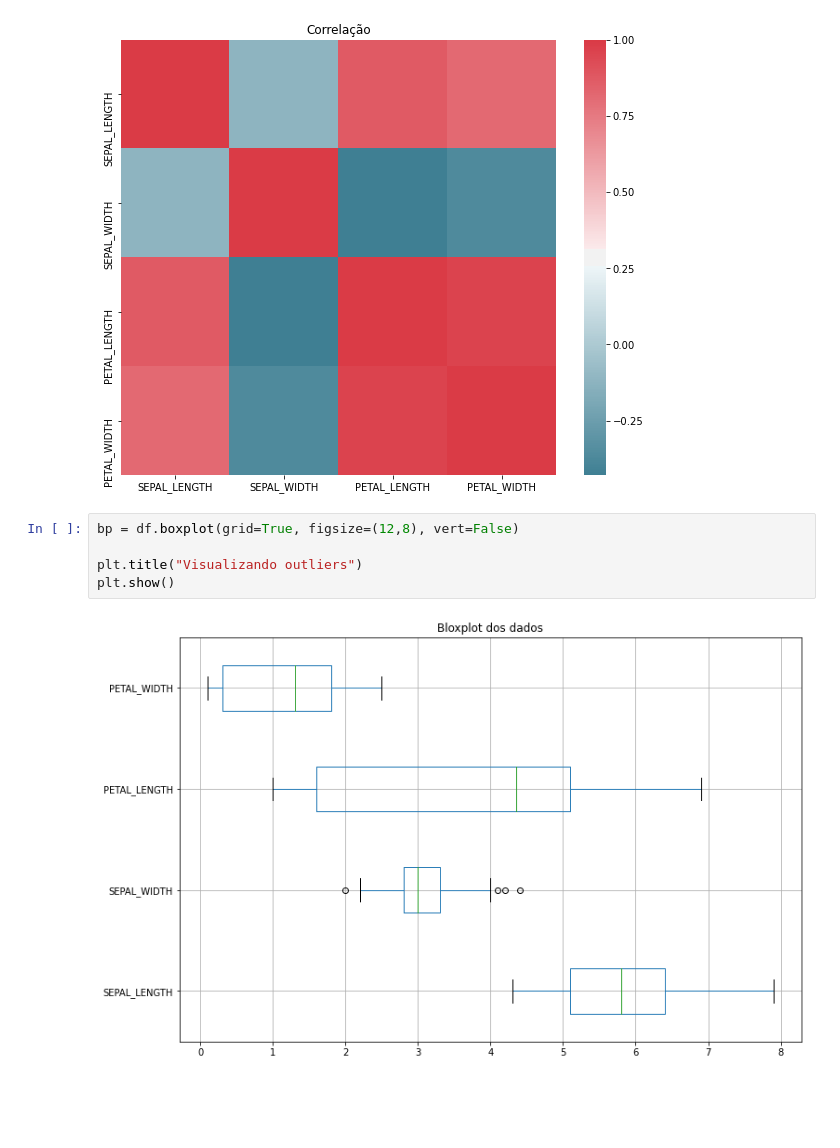
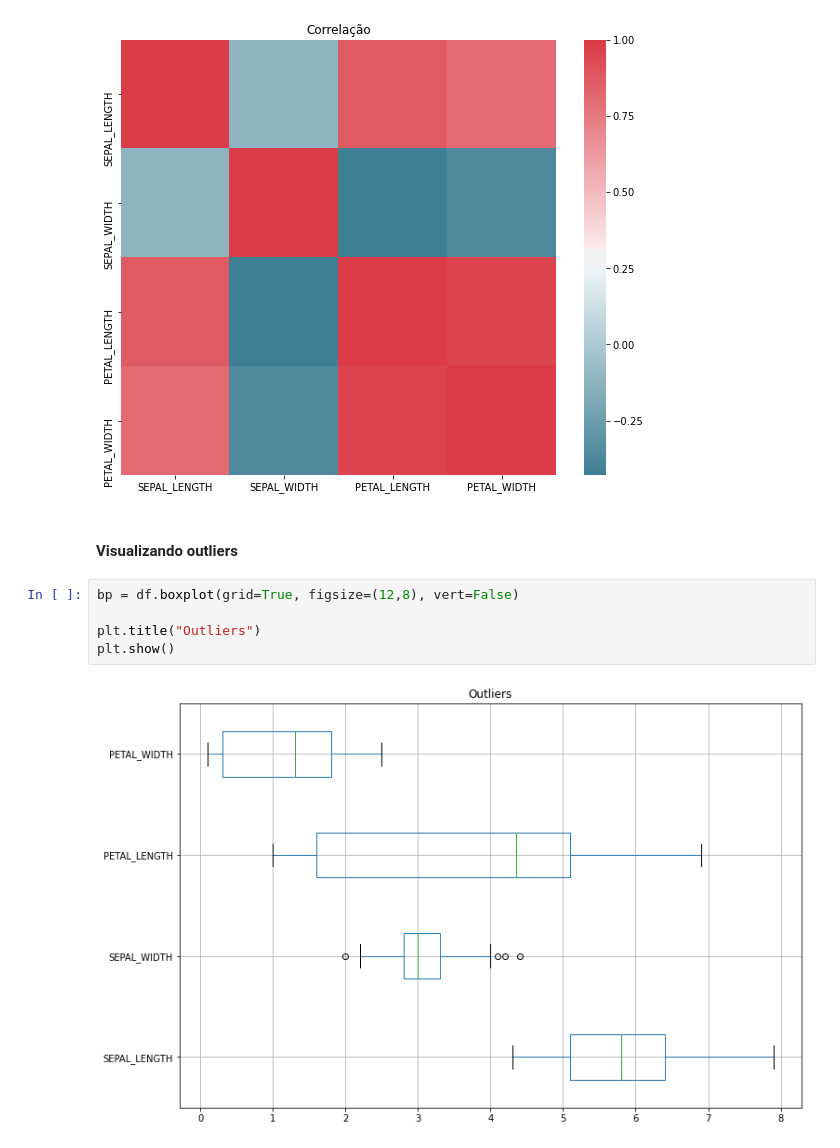
Before and after one commit to Angelicogfa/PortifolioDataScience, a Jupyter notebook: Iris/iris.ipynb, the cells around one changed output. Drawn from its saved outputs; the diff is of its cells as text; blank space fills up the shorter version.

Commit message:
inclusao de outliers

```diff
--- a/Iris/iris.ipynb
+++ b/Iris/iris.ipynb
@@ -126,10 +126,12 @@ sns.heatmap(corr,
 plt.show()
 # %% [output]
 [figure]
+# %% [markdown]
+#### Visualizando outliers
 # %%
 bp = df.boxplot(grid=True, figsize=(12,8), vert=False)
 
-plt.title("Visualizando outliers")
+plt.title("Outliers")
 plt.show()
 # %% [output]
-[figure, old version]
+[figure, new version]
```
